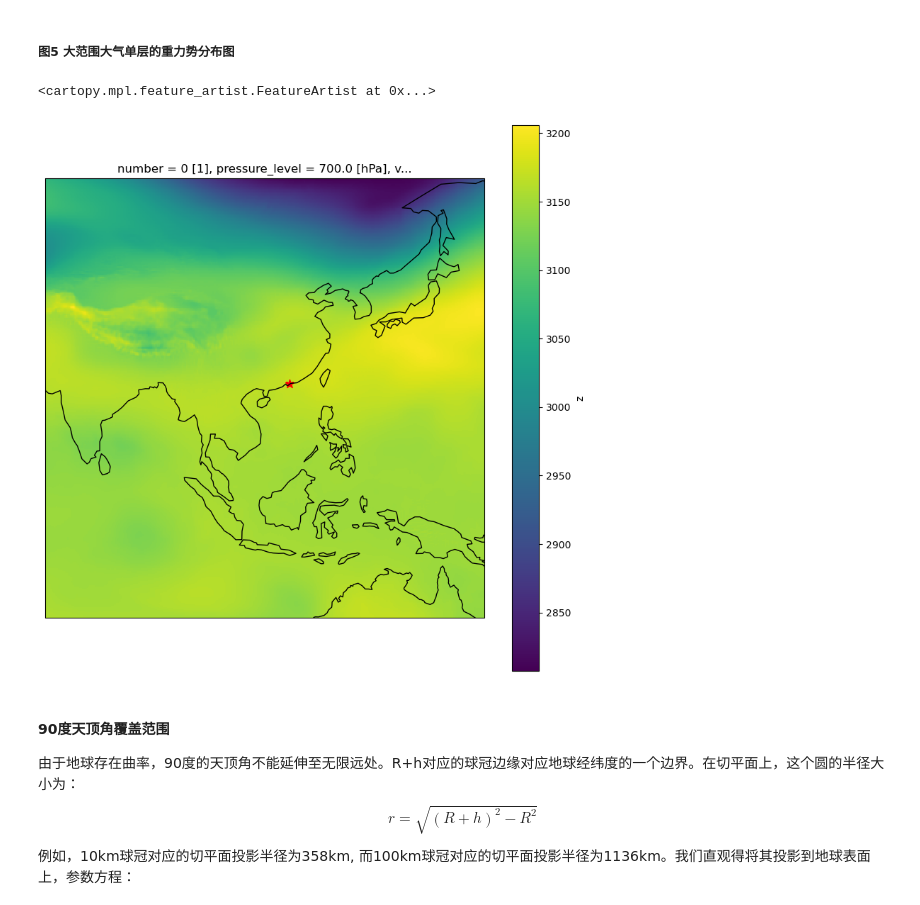
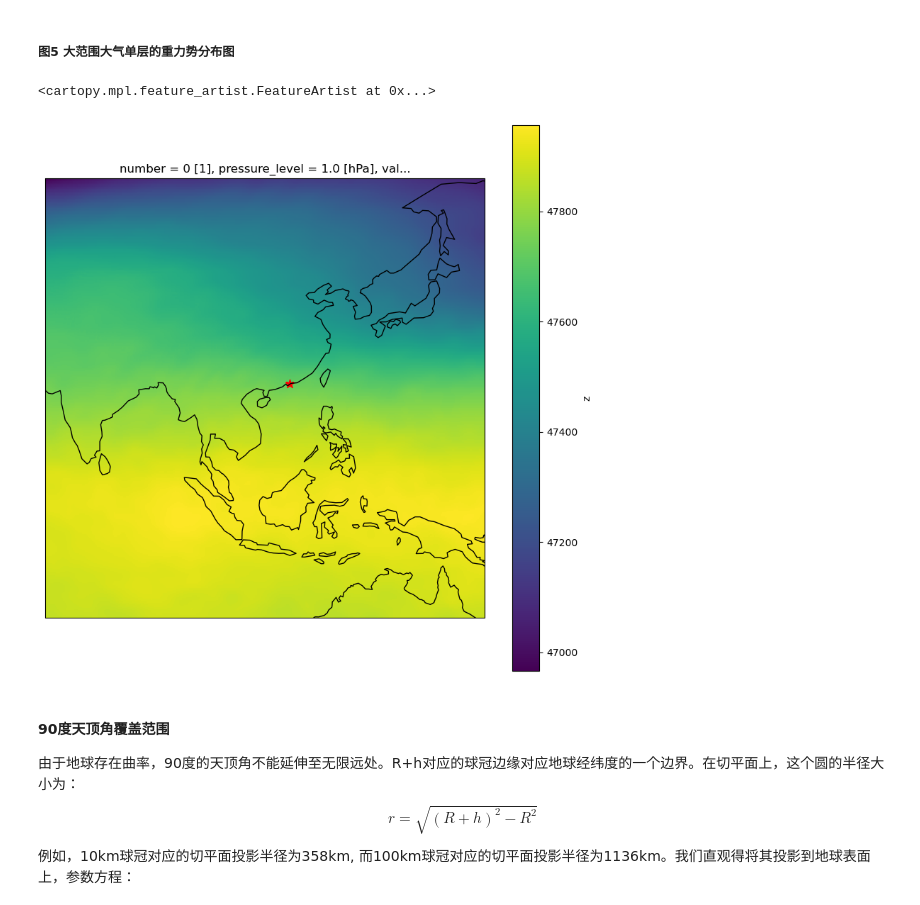
Before and after one commit to Walking-into-that-night/Muon-MCEq, a Jupyter notebook: Exussia/notebooks/20251018.ipynb, the cells around one changed output. Drawn from its saved outputs; the diff is of its cells as text; code cells hidden in the pictures.

```diff
--- a/Exussia/notebooks/20251018.ipynb
+++ b/Exussia/notebooks/20251018.ipynb
@@ -212,7 +212,6 @@ try:
         z.extractall(currentPath+f'/data/{dateStr}/')
         geopDataSet = xr.open_dataset(currentPath+f'/data/{dateStr}/{fileList[0]}',engine='netcdf4')
         tempDataSet = xr.open_dataset(currentPath+f'/data/{dateStr}/{fileList[1]}',engine='netcdf4')
-    os.remove(zipPath)
 
 except FileExistsError:pass
 except FileNotFoundError:
@@ -301,18 +300,18 @@ for i,p in enumerate([800.,200.,20.,1]):
 ##### 图5 大范围大气单层的重力势分布图
 # %%
 altitude = geopDataSet['z']
-z800 = altitude.sel(pressure_level = 700)/9.80665
+z1 = altitude.sel(pressure_level = 1)/9.80665
 
 fig = plt.figure(figsize=(10,10))
 ax  = fig.add_subplot(111,projection=ccrs.PlateCarree())
 ax.grid()
 
-z800.plot(ax = ax)
+z1.plot(ax = ax)
 ax.scatter(*MAPEH1,marker='*',c='r',s=80)
 ax.add_feature(cfeature.COASTLINE)
 # %% [output]
 <cartopy.mpl.feature_artist.FeatureArtist at 0x...>
-[figure, old version]
+[figure, new version]
 # %% [markdown]
 #### 90度天顶角覆盖范围
 
```
Also changed, not shown: parts of 5 cells of this notebook, 4 other files.
